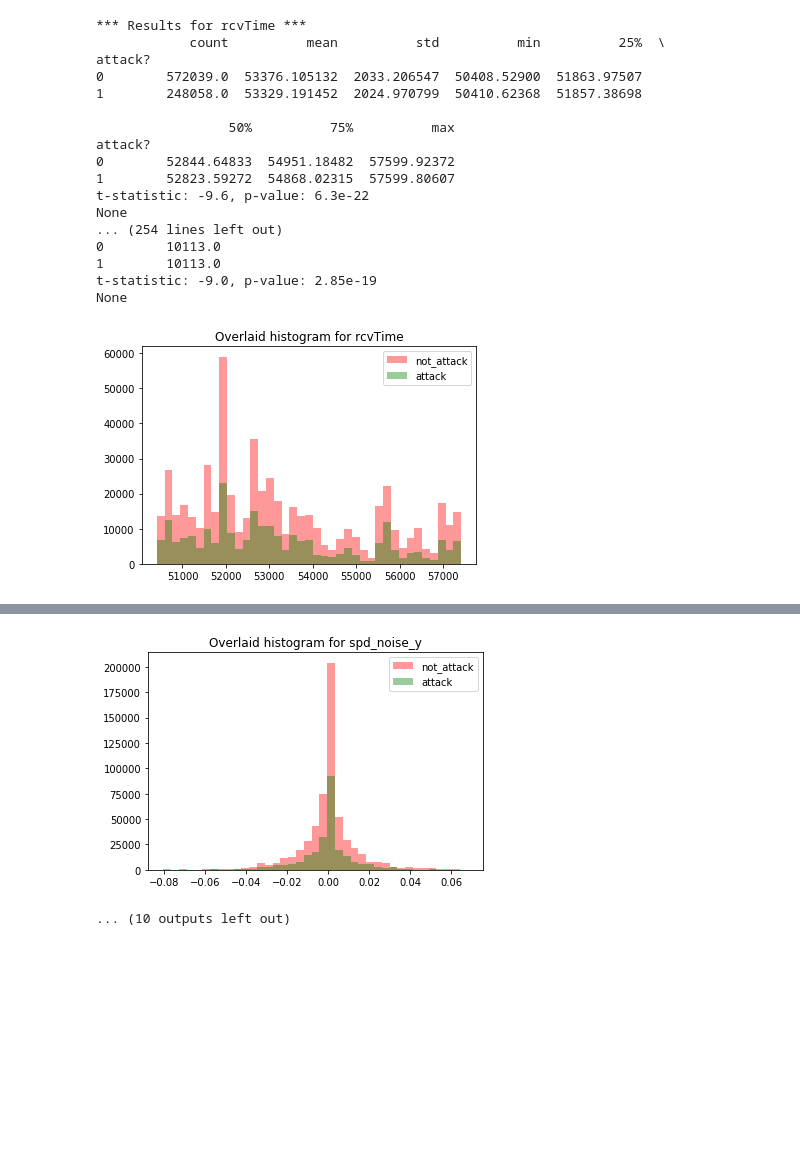
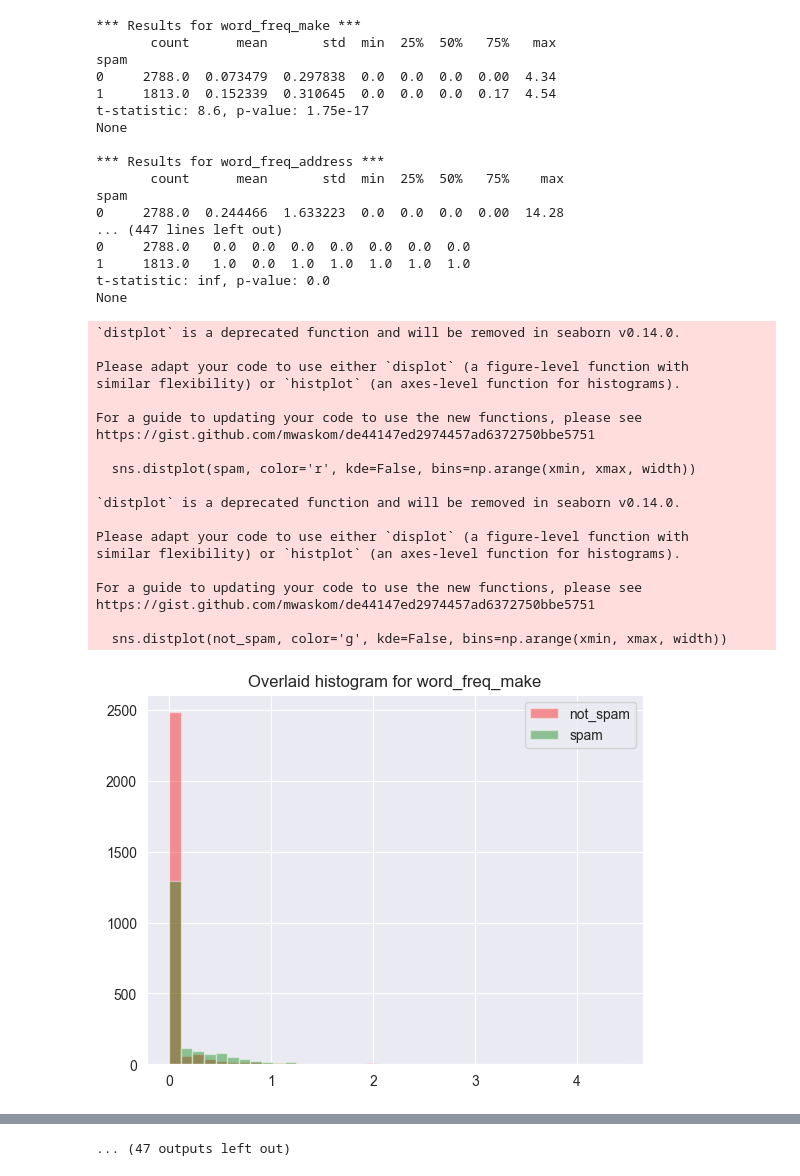
Before and after one commit to EhsanSl/Machine-Learning-3710, a Jupyter notebook: project_name/Random_split/features1/Analysis.ipynb, the cells around one changed output, grey strips where cells are left out. Drawn from its saved outputs; the diff is of its cells as text; code cells hidden in the pictures; blank space fills up the shorter version.

```diff
--- a/project_name/Random_split/features1/Analysis.ipynb
+++ b/project_name/Random_split/features1/Analysis.ipynb
@@ -1,7 +1,10 @@
 # %%
 # Read in the data from the data folder
 import pandas as pd
+import seaborn as sns
+import numpy as np
+import networkx as nx
 
-trafic = pd.read_csv('EventualStop_final.csv')
-trafic.head()
+spbase = pd.read_csv('../../spambase.csv')
+spbase.head()
 # %% [output]
@@ -108,43 +199,62 @@ def ttest(feature):
     print('t-statistic: {:.1f}, p-value: {:.3}'.format(tstat, pval))
 # %%
 
-related_features = trafic.columns
+related_features = spbase.columns
 for feature in related_features:
     describe_cont_feature(feature)
 # %% [output]
-*** Results for rcvTime ***
-            count          mean          std          min          25%  \
-attack?
-0        572039.0  53376.105132  2033.206547  50408.52900  51863.97507
-1        248058.0  53329.191452  2024.970799  50410.62368  51857.38698
+*** Results for word_freq_make ***
+       count      mean       std  min  25%  50%   75%   max
+spam
+0     2788.0  0.073479  0.297838  0.0  0.0  0.0  0.00  4.34
+1     1813.0  0.152339  0.310645  0.0  0.0  0.0  0.17  4.54
+t-statistic: 8.6, p-value: 1.75e-17
+None
 
-                 50%          75%          max
-attack?
-0        52844.64833  54951.18482  57599.92372
-1        52823.59272  54868.02315  57599.80607
-t-statistic: -9.6, p-value: 6.3e-22
+*** Results for word_freq_address ***
+       count      mean       std  min  25%  50%   75%    max
+spam
+0     2788.0  0.244466  1.633223  0.0  0.0  0.0  0.00  14.28
+... (447 lines left out)
+0     2788.0   0.0  0.0  0.0  0.0  0.0  0.0  0.0
+1     1813.0   1.0  0.0  1.0  1.0  1.0  1.0  1.0
+t-statistic: inf, p-value: 0.0
 None
-... (254 lines left out)
-0        10113.0
-1        10113.0
-t-statistic: -9.0, p-value: 2.85e-19
-None
 # %%
 import matplotlib.pyplot as plt
 import seaborn as sns
 %matplotlib inline
 import numpy as np
 
 for i in related_features:
-    attack = list(trafic[trafic['attack?'] == 0][i].dropna())
-    not_attack = list(trafic[trafic['attack?'] == 1][i].dropna())
-    xmin = min(min(attack), min(not_attack))
-    xmax = max(max(attack), max(not_attack))
+    spam = list(spbase[spbase['spam'] == 0][i].dropna())
+    not_spam = list(spbase[spbase['spam'] == 1][i].dropna())
+    xmin = min(min(spam), min(not_spam))
+    xmax = max(max(not_spam), max(not_spam))
     width = (xmax - xmin) / 40
-    sns.distplot(attack, color='r', kde=False, bins=np.arange(xmin, xmax, width))
-    sns.distplot(not_attack, color='g', kde=False, bins=np.arange(xmin, xmax, width))
-    plt.legend(['not_attack', 'attack'])
+    sns.distplot(spam, color='r', kde=False, bins=np.arange(xmin, xmax, width))
+    sns.distplot(not_spam, color='g', kde=False, bins=np.arange(xmin, xmax, width))
+    plt.legend(['not_spam', 'spam'])
     plt.title('Overlaid histogram for {}'.format(i))
     plt.show()
 # %% [output]
+`distplot` is a deprecated function and will be removed in seaborn v0.14.0.
+
+Please adapt your code to use either `displot` (a figure-level function with
+similar flexibility) or `histplot` (an axes-level function for histograms).
+
+For a guide to updating your code to use the new functions, please see
+https://gist.github.com/mwaskom/de44147ed2974457ad6372750bbe5751
+
+  sns.distplot(spam, color='r', kde=False, bins=np.arange(xmin, xmax, width))
+
+`distplot` is a deprecated function and will be removed in seaborn v0.14.0.
+
+Please adapt your code to use either `displot` (a figure-level function with
+similar flexibility) or `histplot` (an axes-level function for histograms).
+
+For a guide to updating your code to use the new functions, please see
+https://gist.github.com/mwaskom/de44147ed2974457ad6372750bbe5751
+
+  sns.distplot(not_spam, color='g', kde=False, bins=np.arange(xmin, xmax, width))
-[figure, old version]
+[figure, new version]
@@ -161,2 +271 @@ for i in related_features:
-[figure, removed]
-... (10 outputs left out)
+... (47 outputs left out)
```
Also changed, not shown: parts of 16 cells of this notebook, 13 other files.
